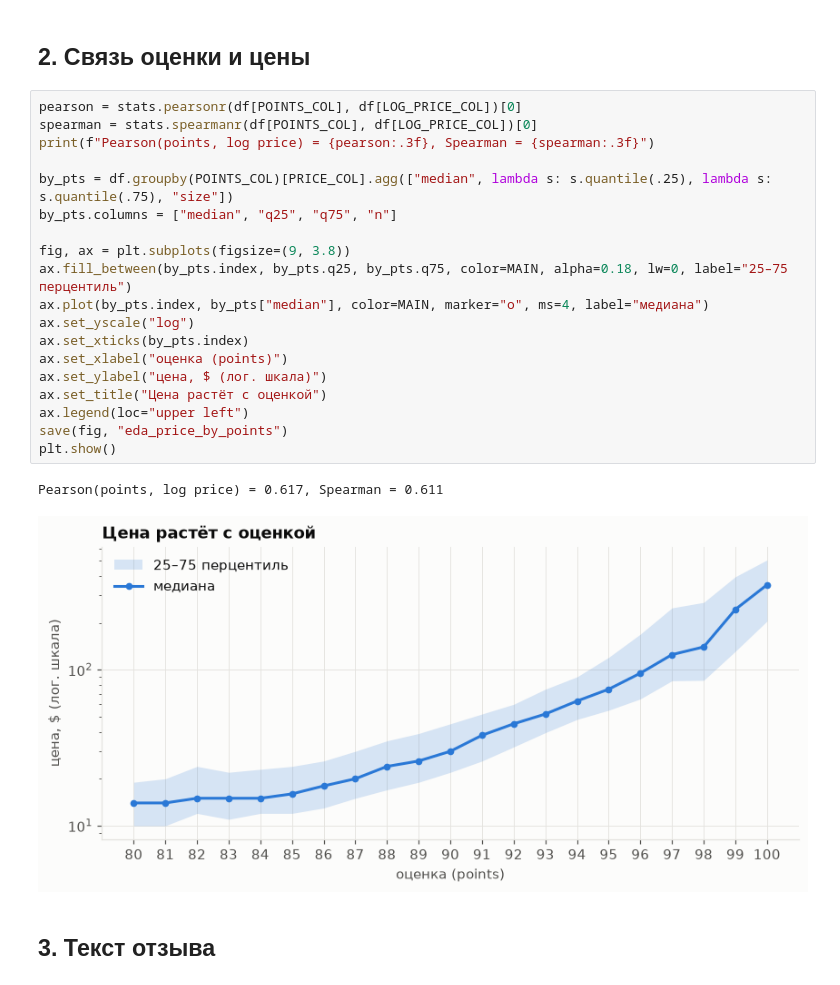
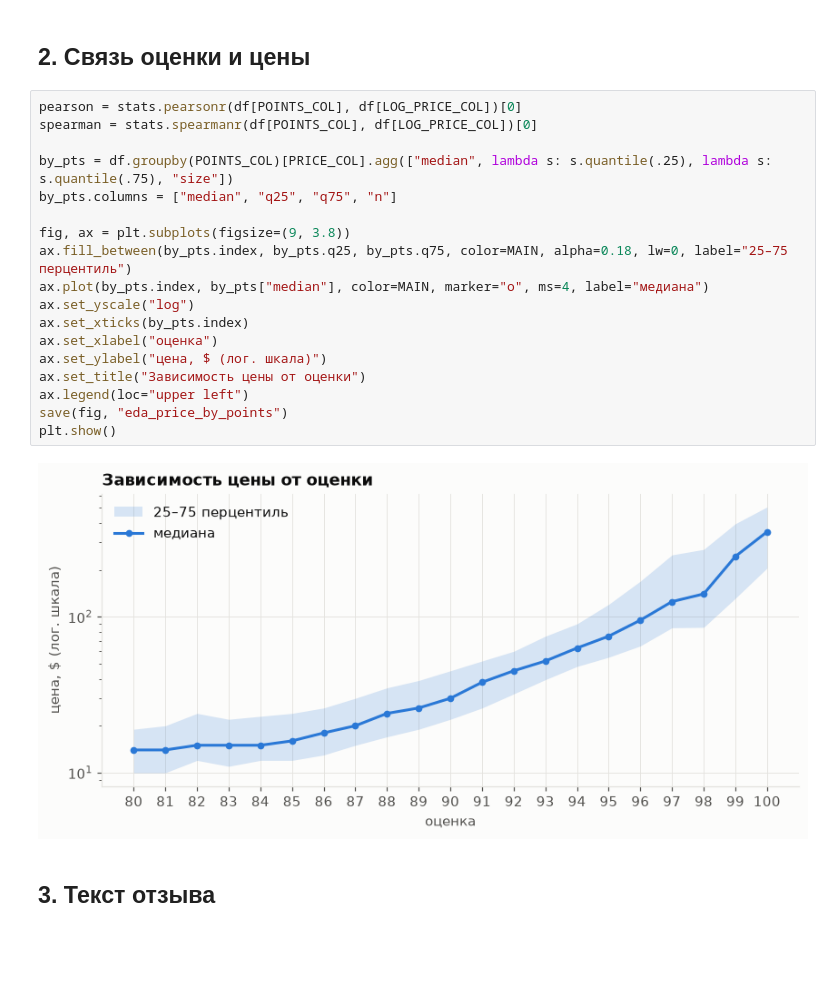
Before and after one commit to ITMO-NikitaGrishin/NLP_Final_Project, a Jupyter notebook: notebooks/01_eda.ipynb, the cells around one changed output. Cells and saved outputs as stored; diff of their text form; blank space fills up the shorter version.

```diff
--- a/notebooks/01_eda.ipynb
+++ b/notebooks/01_eda.ipynb
@@ -87,25 +76,23 @@ skew price = 18.4, skew log(price) = 0.60
 # %%
 pearson = stats.pearsonr(df[POINTS_COL], df[LOG_PRICE_COL])[0]
 spearman = stats.spearmanr(df[POINTS_COL], df[LOG_PRICE_COL])[0]
-print(f"Pearson(points, log price) = {pearson:.3f}, Spearman = {spearman:.3f}")
 
 by_pts = df.groupby(POINTS_COL)[PRICE_COL].agg(["median", lambda s: s.quantile(.25), lambda s: s.quantile(.75), "size"])
 by_pts.columns = ["median", "q25", "q75", "n"]
 
 fig, ax = plt.subplots(figsize=(9, 3.8))
 ax.fill_between(by_pts.index, by_pts.q25, by_pts.q75, color=MAIN, alpha=0.18, lw=0, label="25–75 перцентиль")
 ax.plot(by_pts.index, by_pts["median"], color=MAIN, marker="o", ms=4, label="медиана")
 ax.set_yscale("log")
 ax.set_xticks(by_pts.index)
-ax.set_xlabel("оценка (points)")
+ax.set_xlabel("оценка")
 ax.set_ylabel("цена, $ (лог. шкала)")
-ax.set_title("Цена растёт с оценкой")
+ax.set_title("Зависимость цены от оценки")
 ax.legend(loc="upper left")
 save(fig, "eda_price_by_points")
 plt.show()
 # %% [output]
-Pearson(points, log price) = 0.617, Spearman = 0.611
-[figure, old version]
+[figure, new version]
 # %% [markdown]
 ## 3. Текст отзыва
 # %%
```
Also changed, not shown: parts of 12 cells of this notebook, 13 other files.
